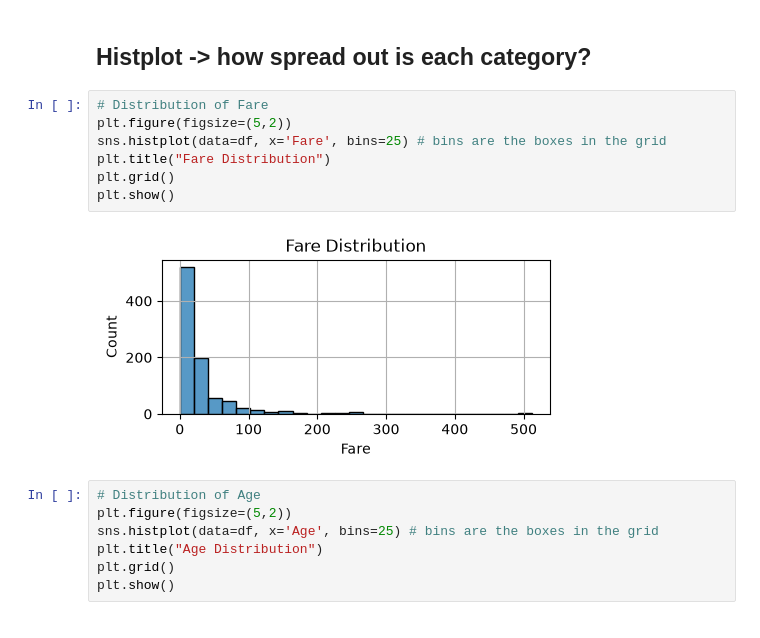
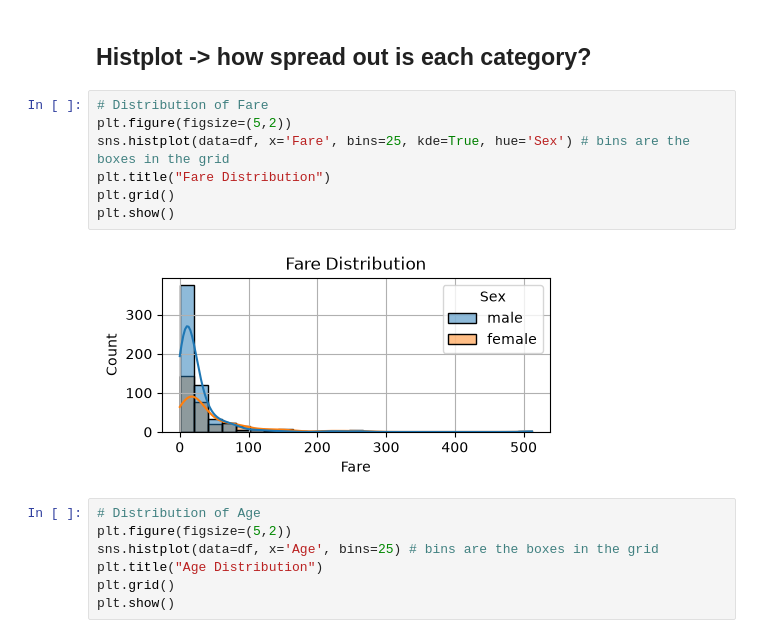
Before and after one commit to anushka-codes1/Machine-Learning-Vedam_codes, a Jupyter notebook: Matplotlib_Seaborn_1.ipynb, the cells around one changed output. Drawn from its saved outputs; the diff is of its cells as text.

```diff
--- a/Matplotlib_Seaborn_1.ipynb
+++ b/Matplotlib_Seaborn_1.ipynb
@@ -21,12 +19,12 @@ plt.show()
 # %%
 # Distribution of Fare
 plt.figure(figsize=(5,2))
-sns.histplot(data=df, x='Fare', bins=25) # bins are the boxes in the grid
+sns.histplot(data=df, x='Fare', bins=25, kde=True, hue='Sex') # bins are the boxes in the grid
 plt.title("Fare Distribution")
 plt.grid()
 plt.show()
 # %% [output]
-[figure, old version]
+[figure, new version]
 # %%
 # Distribution of Age
 plt.figure(figsize=(5,2))
```
Also changed, not shown: parts of 4 cells of this notebook, 9 other files.
